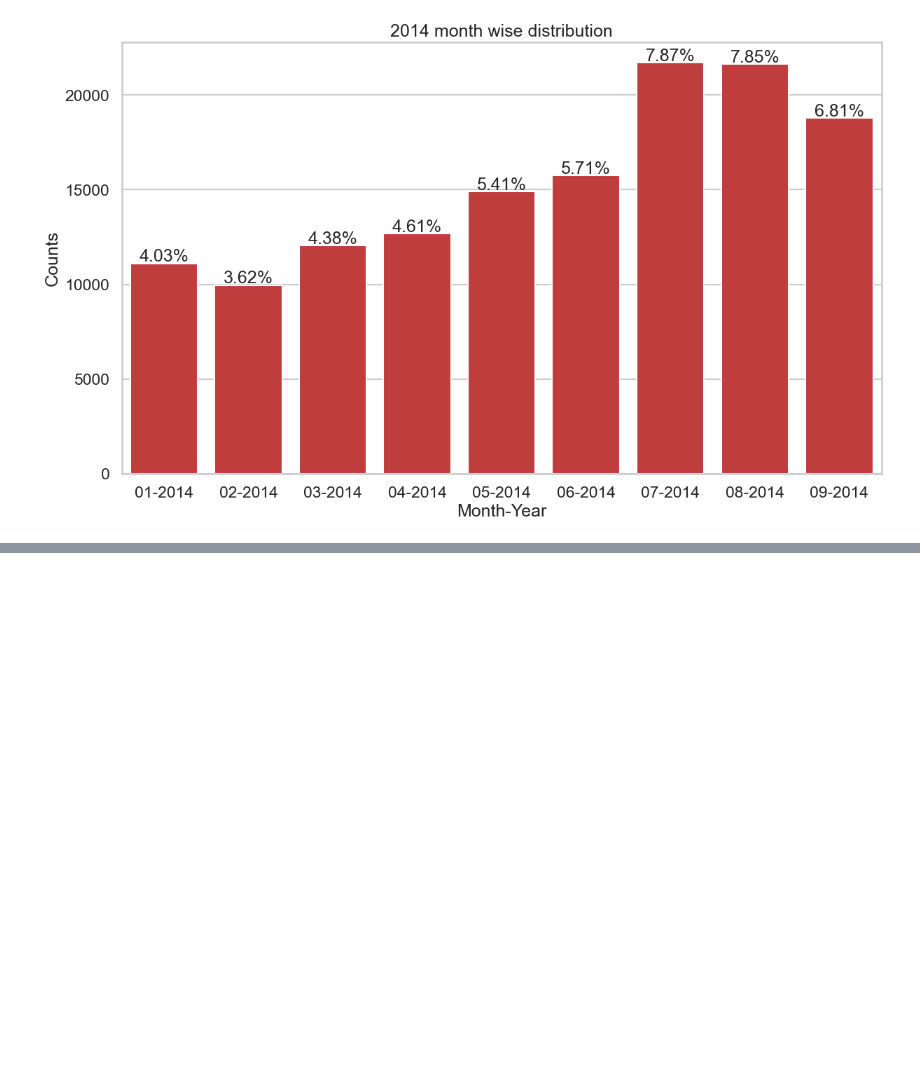
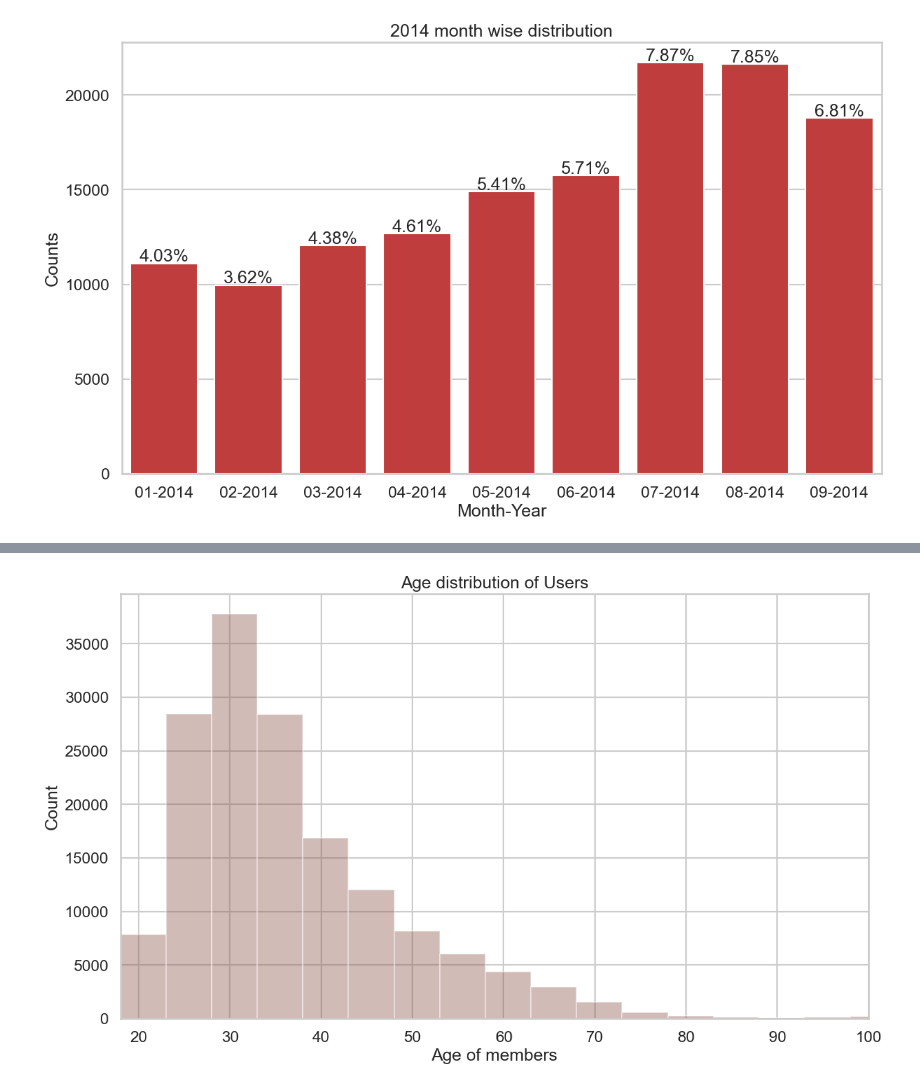
Before and after one commit to wumusill/Kaggul, a Jupyter notebook: Airbnb/airbnb.ipynb, the cells around one changed output, grey strips where cells are left out. Saved outputs shown, nothing was run; the diff lists cells and outputs as text; code cells hidden in the pictures; blank space fills up the shorter version.

```diff
--- a/Airbnb/airbnb.ipynb
+++ b/Airbnb/airbnb.ipynb
@@ -297,0 +346,10 @@ for i in range(df2.shape[0]):
+# %%
+plt.figure(figsize=[14,8])
+# 연령대에 결측치를 제거하고 분포 확인
+sns.distplot(df_all.age.dropna(), bins=np.arange(18,100+5,5), color=sns.color_palette()[5], kde=False);
+plt.xlabel('Age of members')
+plt.ylabel('Count')
+plt.title('Age distribution of Users')
+plt.xlim(18,100);
+# %% [output]
+[figure, added]
```
Also changed, not shown: parts of 13 cells of this notebook, 1 other file.
